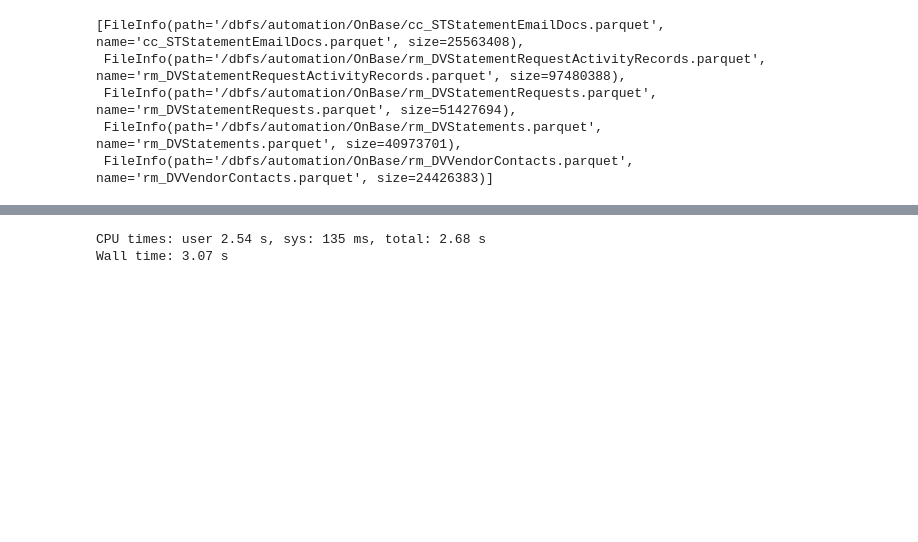
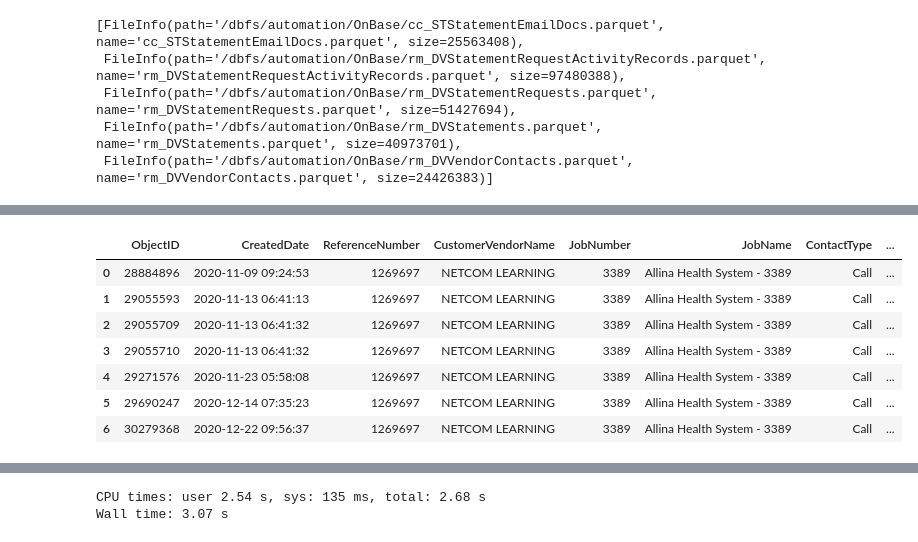
Before and after one commit to cpassorelli/call-reports, a Jupyter notebook: ipython/report-statement-code-copy.ipynb, the cells around one changed output, grey strips where cells are left out. Drawn from its saved outputs; the diff is of its cells as text; code cells hidden in the pictures; blank space fills up the shorter version.

```diff
--- a/ipython/report-statement-code-copy.ipynb
+++ b/ipython/report-statement-code-copy.ipynb
@@ -262,0 +314,16 @@ Wall time: 14.1 s
+# %%
+# Duplicate
+# activity = activities.where('StatementRequestObjectID = 27444129')
+
+# activity.cache().count()
+
+activity.sort('CreatedDate').toPandas()
+# %% [output]
+|  | ObjectID | CreatedDate | ReferenceNumber | CustomerVendorName | JobNumber | JobName | ContactType | ... |
+| 0 | 28884896 | 2020-11-09 09:24:53 | 1269697 | NETCOM LEARNING | 3389 | Allina Health System - 3389 | Call | ... |
+| 1 | 29055593 | 2020-11-13 06:41:13 | 1269697 | NETCOM LEARNING | 3389 | Allina Health System - 3389 | Call | ... |
+| 2 | 29055709 | 2020-11-13 06:41:32 | 1269697 | NETCOM LEARNING | 3389 | Allina Health System - 3389 | Call | ... |
+| 3 | 29055710 | 2020-11-13 06:41:32 | 1269697 | NETCOM LEARNING | 3389 | Allina Health System - 3389 | Call | ... |
+| 4 | 29271576 | 2020-11-23 05:58:08 | 1269697 | NETCOM LEARNING | 3389 | Allina Health System - 3389 | Call | ... |
+| 5 | 29690247 | 2020-12-14 07:35:23 | 1269697 | NETCOM LEARNING | 3389 | Allina Health System - 3389 | Call | ... |
+| 6 | 30279368 | 2020-12-22 09:56:37 | 1269697 | NETCOM LEARNING | 3389 | Allina Health System - 3389 | Call | ... |
```
Also changed, not shown: parts of 30 cells of this notebook, 10 other files.
